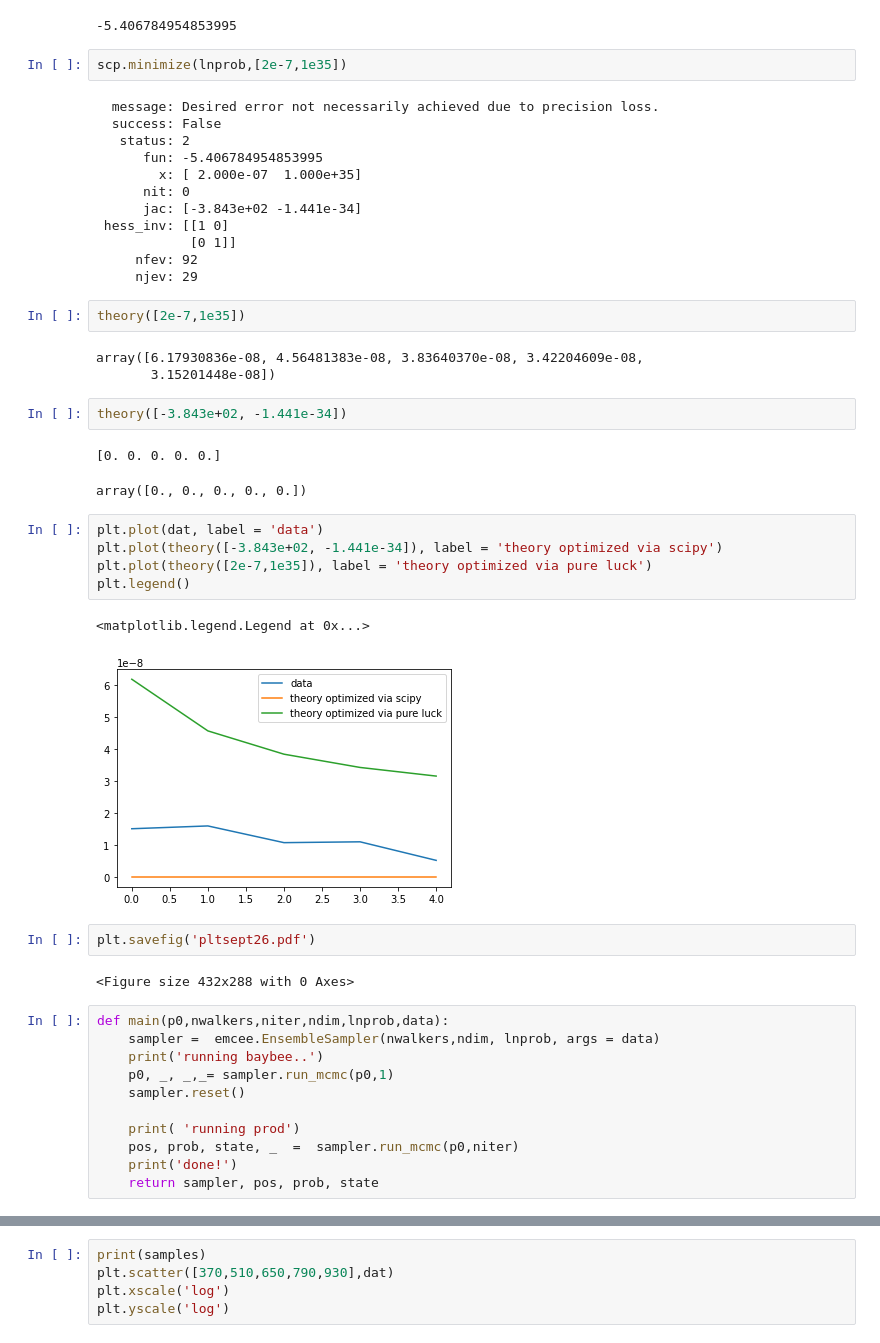
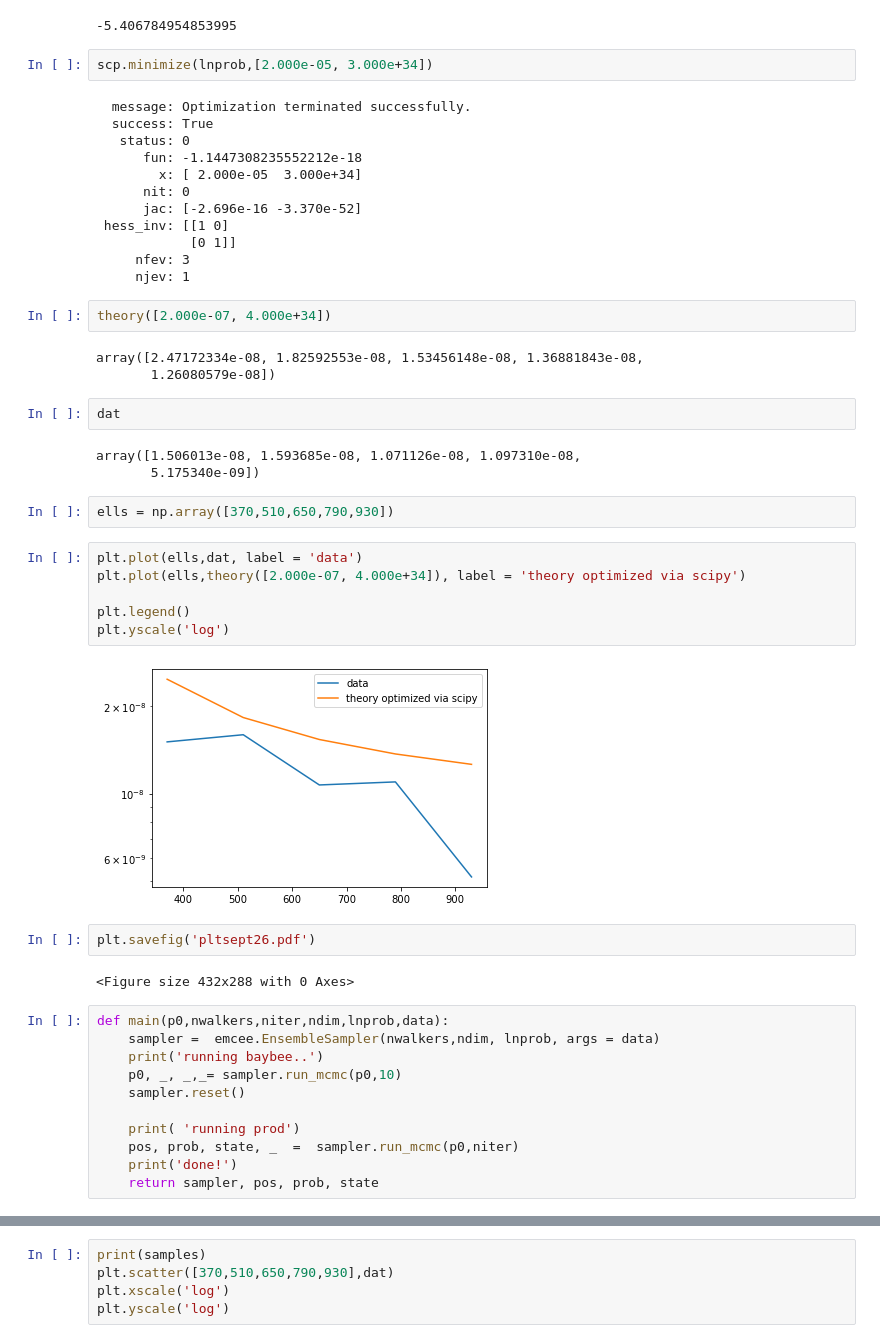
Before and after one commit to sbrriver/cibcmasscross, a Jupyter notebook: notebooks/testing/testingmcmcm.ipynb, the cells around one changed output, grey strips where cells are left out. Saved outputs shown, nothing was run; the diff lists cells and outputs as text.

```diff
--- a/notebooks/testing/testingmcmcm.ipynb
+++ b/notebooks/testing/testingmcmcm.ipynb
@@ -168,37 +166,39 @@ lnprob([2e-7,1e35])
 # %% [output]
 -5.406784954853995
 # %%
-scp.minimize(lnprob,[2e-7,1e35])
+scp.minimize(lnprob,[2.000e-05, 3.000e+34])
 # %% [output]
-  message: Desired error not necessarily achieved due to precision loss.
-  success: False
-   status: 2
-      fun: -5.406784954853995
-        x: [ 2.000e-07  1.000e+35]
+  message: Optimization terminated successfully.
+  success: True
+   status: 0
+      fun: -1.1447308235552212e-18
+        x: [ 2.000e-05  3.000e+34]
       nit: 0
-      jac: [-3.843e+02 -1.441e-34]
+      jac: [-2.696e-16 -3.370e-52]
  hess_inv: [[1 0]
             [0 1]]
-     nfev: 92
-     njev: 29
+     nfev: 3
+     njev: 1
 # %%
-theory([2e-7,1e35])
+theory([2.000e-07, 4.000e+34])
 # %% [output]
-array([6.17930836e-08, 4.56481383e-08, 3.83640370e-08, 3.42204609e-08,
-       3.15201448e-08])
+array([2.47172334e-08, 1.82592553e-08, 1.53456148e-08, 1.36881843e-08,
+       1.26080579e-08])
+# %%
+dat
+# %% [output]
+array([1.506013e-08, 1.593685e-08, 1.071126e-08, 1.097310e-08,
+       5.175340e-09])
 # %%
-theory([-3.843e+02, -1.441e-34])
+ells = np.array([370,510,650,790,930])
-# %% [output]
-[0. 0. 0. 0. 0.]
-array([0., 0., 0., 0., 0.])
 # %%
-plt.plot(dat, label = 'data')
-plt.plot(theory([-3.843e+02, -1.441e-34]), label = 'theory optimized via scipy')
-plt.plot(theory([2e-7,1e35]), label = 'theory optimized via pure luck')
+plt.plot(ells,dat, label = 'data')
+plt.plot(ells,theory([2.000e-07, 4.000e+34]), label = 'theory optimized via scipy')
+
 plt.legend()
+plt.yscale('log')
 # %% [output]
-<matplotlib.legend.Legend at 0x...>
-[figure, old version]
+[figure, new version]
 # %%
 plt.savefig('pltsept26.pdf')
 # %% [output]
@@ -207,7 +207,7 @@ plt.savefig('pltsept26.pdf')
 def main(p0,nwalkers,niter,ndim,lnprob,data):
     sampler =  emcee.EnsembleSampler(nwalkers,ndim, lnprob, args = data)
     print('running baybee..')
-    p0, _, _,_= sampler.run_mcmc(p0,1)
+    p0, _, _,_= sampler.run_mcmc(p0,10)
     sampler.reset()
 
     print( 'running prod')
```
Also changed, not shown: parts of 11 cells of this notebook.
